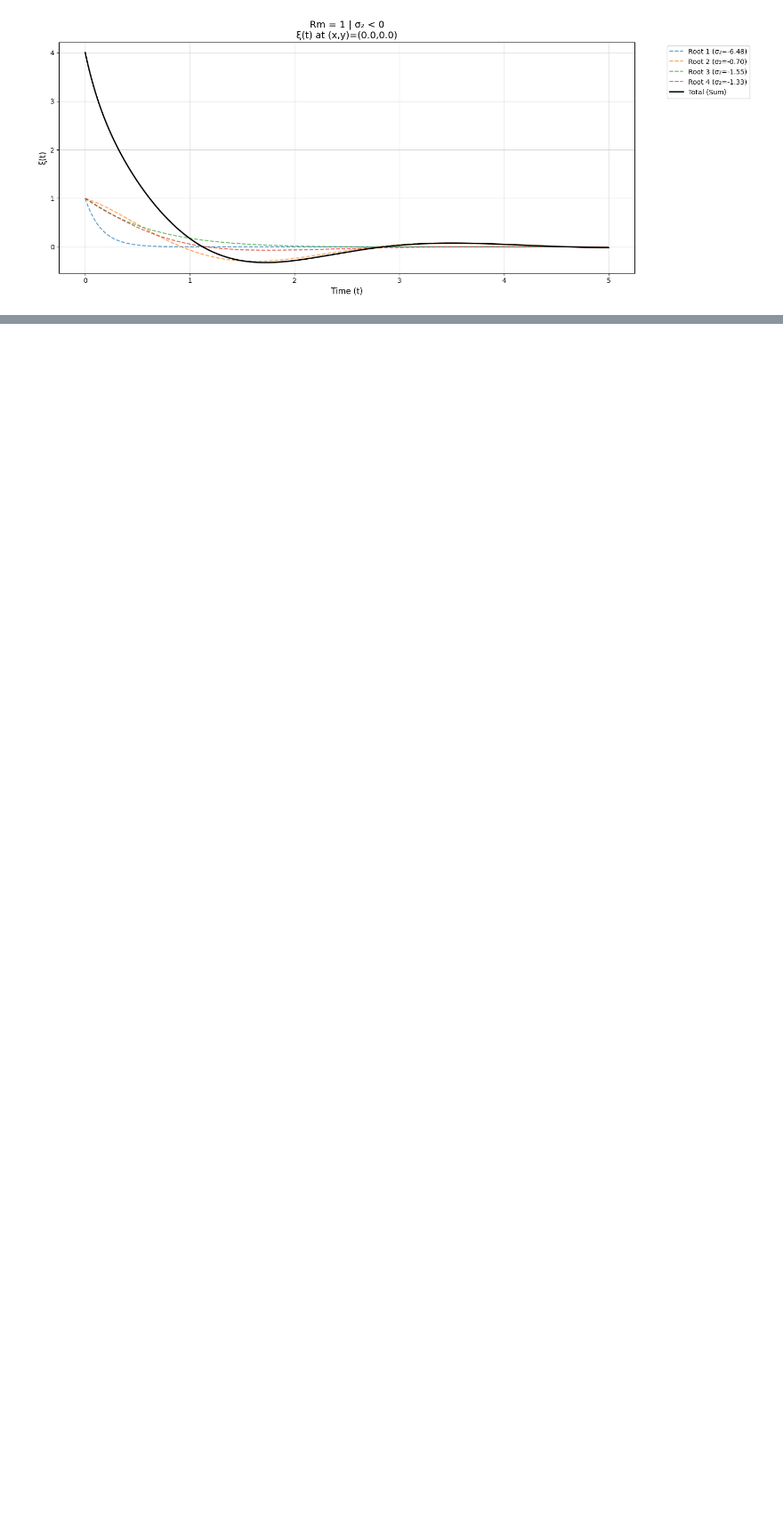
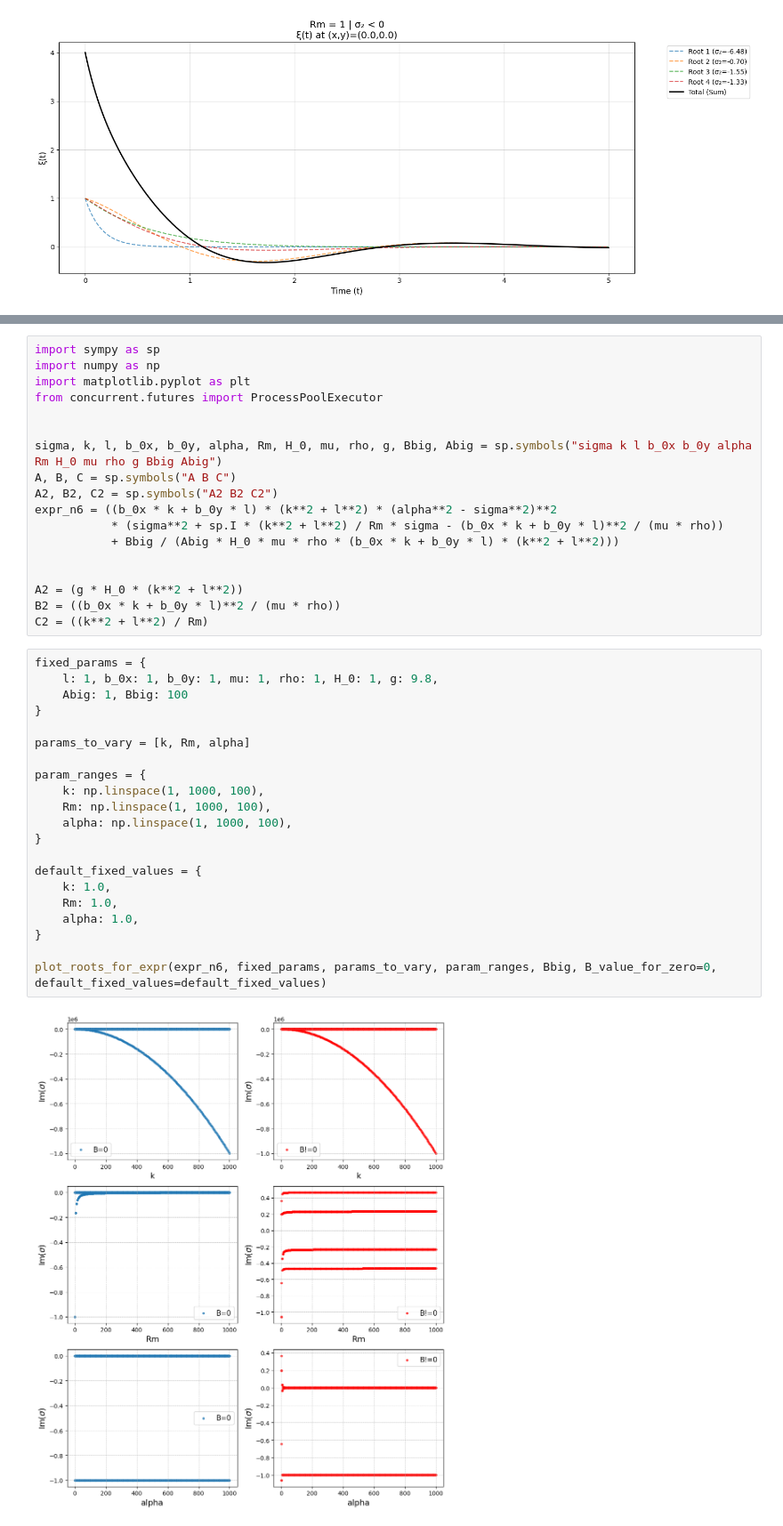
Before and after one commit to ilsurgumerov/MHD_Rotating_Fluids, a Jupyter notebook: MHD.ipynb, the cells around one changed output, grey strips where cells are left out. Shown at 89% size. Cells and saved outputs as stored; diff of their text form; blank space fills up the shorter version.

```diff
--- a/MHD.ipynb
+++ b/MHD.ipynb
@@ -1113,0 +1395,41 @@ except ValueError as e:
+# %%
+import sympy as sp
+import numpy as np
+import matplotlib.pyplot as plt
+from concurrent.futures import ProcessPoolExecutor
+
+
+sigma, k, l, b_0x, b_0y, alpha, Rm, H_0, mu, rho, g, Bbig, Abig = sp.symbols("sigma k l b_0x b_0y alpha Rm H_0 mu rho g Bbig Abig")
+A, B, C = sp.symbols("A B C")
+A2, B2, C2 = sp.symbols("A2 B2 C2")
+expr_n6 = ((b_0x * k + b_0y * l) * (k**2 + l**2) * (alpha**2 - sigma**2)**2
+           * (sigma**2 + sp.I * (k**2 + l**2) / Rm * sigma - (b_0x * k + b_0y * l)**2 / (mu * rho))
+           + Bbig / (Abig * H_0 * mu * rho * (b_0x * k + b_0y * l) * (k**2 + l**2)))
+
+
+A2 = (g * H_0 * (k**2 + l**2))
+B2 = ((b_0x * k + b_0y * l)**2 / (mu * rho))
+C2 = ((k**2 + l**2) / Rm)
+# %%
+fixed_params = {
+    l: 1, b_0x: 1, b_0y: 1, mu: 1, rho: 1, H_0: 1, g: 9.8,
+    Abig: 1, Bbig: 100
+}
+
+params_to_vary = [k, Rm, alpha]
+
+param_ranges = {
+    k: np.linspace(1, 1000, 100),
+    Rm: np.linspace(1, 1000, 100),
+    alpha: np.linspace(1, 1000, 100),
+}
+
+default_fixed_values = {
+    k: 1.0,
+    Rm: 1.0,
+    alpha: 1.0,
+}
+
+plot_roots_for_expr(expr_n6, fixed_params, params_to_vary, param_ranges, Bbig, B_value_for_zero=0, default_fixed_values=default_fixed_values)
+# %% [output]
+[figure, added]
```
Also changed, not shown: parts of 14 cells of this notebook.
